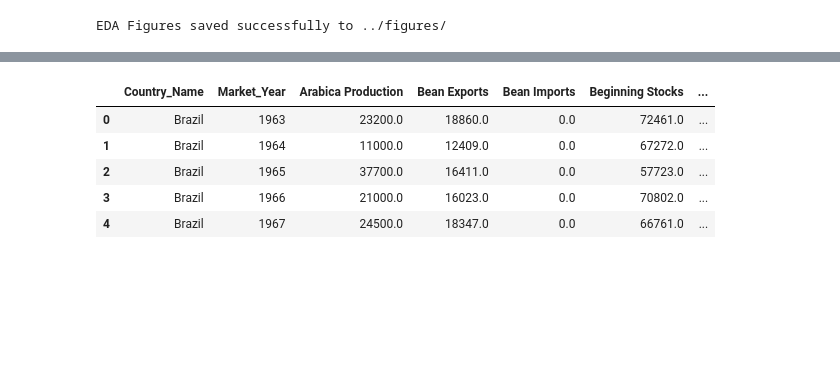
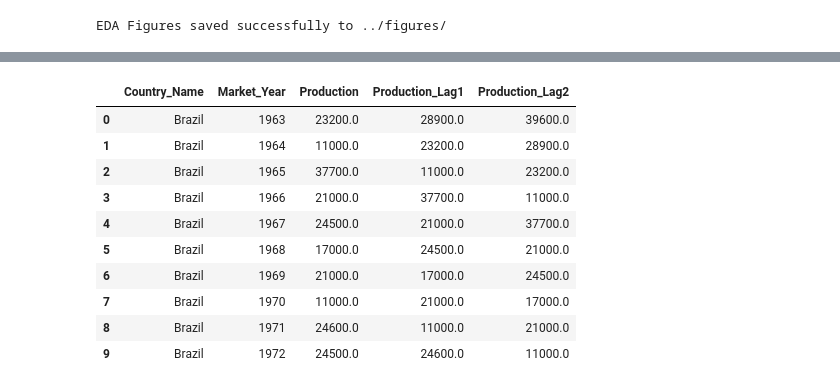
Before and after one commit to return2faye/coffee_or_tea, a Jupyter notebook: src/coffee_production_pipeline.ipynb, the cells around one changed output, grey strips where cells are left out. Cells and saved outputs as stored; diff of their text form; code cells hidden in the pictures; blank space fills up the shorter version.

```diff
--- a/src/coffee_production_pipeline.ipynb
+++ b/src/coffee_production_pipeline.ipynb
@@ -234,75 +234,62 @@ print("EDA Figures saved successfully to ../figures/")
 EDA Figures saved successfully to ../figures/
 # %%
 # ==========================================
-# 5. Feature Engineering (Methods Section)
+# 5. Feature Engineering (Cell A: Fix Logic)
 # ==========================================
+# Input: df_top5 (processed dataframe filtered to top 5 countries from Cell 3)
+# Output: df_processed (clean dataframe with lag features, NaN rows dropped)
 
 print("--- Starting Feature Engineering ---")
-# Create a copy to avoid SettingWithCopy warnings
-df_eng = df_top5.copy()
+
+# Start from the processed dataframe (top 5 countries)
+df_processed = df_top5.copy()
 
 # 5.1 Domain Knowledge Feature: Stock-to-Use Ratio (STU)
 # Logic: (Ending Stocks) / (Domestic Consumption + Exports)
 # This measures supply tightness. Low STU -> High Price -> Higher Future Production.
 # Note: We calculate it for year 't', but we MUST lag it later to predict 't+1'.
-df_eng['Total_Use'] = df_eng['Domestic Consumption'] + df_eng['Exports']
+df_processed['Total_Use'] = df_processed['Domestic Consumption'] + df_processed['Exports']
 # Handle division by zero
-df_eng['STU_Ratio'] = df_eng.apply(
+df_processed['STU_Ratio'] = df_processed.apply(
     lambda row: row['Ending Stocks'] / row['Total_Use'] if row['Total_Use'] > 0 else 0,
     axis=1
 )
 
 print("Created Domain Feature: Stock-to-Use (STU) Ratio")
 
-# 5.2 Lag Feature Generation (The Critical Fix for Time Series)
-# Rubric: "Describe data preprocessing... considerations went into each step"
-# Explanation: We cannot use Year t's Stocks to predict Year t's Production (Leakage).
+# 5.2 Lag Feature Generation (CRITICAL: Per-Country Lagging)
+# Explanation: We cannot use Year t's data to predict Year t's Production (Leakage).
 # We must use Year t-1, t-2, t-3 data to predict Year t.
+# IMPORTANT: Lags must be calculated strictly per country using groupby().shift()
+# This ensures Brazil's past predicts Brazil's future, not Vietnam's.
 
-target = 'Production'
-# Features we want to use as predictors (History of...)
 features_to_lag = ['Production', 'Domestic Consumption', 'Exports', 'Imports', 'Ending Stocks', 'STU_Ratio']
-lags = [1, 2, 3] # Using history from 1, 2, and 3 years ago
+lags = [1, 2, 3]  # Using history from 1, 2, and 3 years ago
 
 print(f"Generating Lag Features for: {features_to_lag}")
+print("Using groupby('Country_Name') to ensure lags are calculated per country...")
 
-for country in df_eng['Country_Name'].unique():
-    # We must group by country so lags don't spill over from Brazil to Vietnam
-    country_idx = df_eng['Country_Name'] == country
+# Calculate lags per country using groupby().shift() - prevents cross-country leakage
+for feature in features_to_lag:
+    for lag in lags:
+        col_name = f"{feature}_Lag{lag}"
+        # CRITICAL: Use groupby to shift within each country's timeline
+        df_processed[col_name] = df_processed.groupby('Country_Name')[feature].shift(lag)
 
-    for feature in features_to_lag:
-        for lag in lags:
-            col_name = f"{feature}_Lag{lag}"
-            # Shift the data downwards
-            df_eng.loc[country_idx, col_name] = df_eng.loc[country_idx, feature].shift(lag)
-
-# 5.3 Handling Missing Values (Lecture 18/19)
+# 5.3 Handling Missing Values
 # Lagging creates NaNs in the first few years (e.g., 1960 has no 1959 data).
 # Since we have data from 1960-2024, dropping the first 3 years is statistically safer than imputation.
-before_drop = df_eng.shape[0]
-df_final = df_eng.dropna().reset_index(drop=True)
-dropped_rows = before_drop - df_final.shape[0]
+before_drop = df_processed.shape[0]
+df_processed = df_processed.dropna().reset_index(drop=True)
+dropped_rows = before_drop - df_processed.shape[0]
 
 print(f"\nDropped {dropped_rows} rows due to Lag creation (first 3 years of each country).")
-print(f"Final Processed Data Shape: {df_final.shape}")
+print(f"Final Processed Data Shape: {df_processed.shape}")
+print(f"Year Range: {df_processed['Market_Year'].min()} - {df_processed['Market_Year'].max()}")
 
-# 5.4 Define Predictors (X) and Target (y)
-# CRITICAL: We only use columns with '_Lag' in their name for X.
-# This guarantees no data leakage.
-feature_cols = [c for c in df_final.columns if '_Lag' in c]
-X = df_final[feature_cols]
-y = df_final[target]
-groups = df_final['Country_Name'] # Useful if we want to do GroupKFold later
-
-print(f"\nPredictor Features (X): {len(feature_cols)} features")
-print(feature_cols[:5], "...") # Show first 5 features
-
-# Check for leakage: Ensure no current-year columns are in X
-assert 'Production' not in X.columns
-assert 'STU_Ratio' not in X.columns
-print("Data Leakage Check: PASSED")
-
-df_final.head()
+# Display sample of processed data
+print("\nSample of processed data:")
+display(df_processed[['Country_Name', 'Market_Year', 'Production', 'Production_Lag1', 'Production_Lag2']].head(10))
 # %% [output]
 --- Starting Feature Engineering ---
 Created Domain Feature: Stock-to-Use (STU) Ratio
@@ -317,6 +304,11 @@ Data Leakage Check: PASSED
-|  | Country_Name | Market_Year | Arabica Production | Bean Exports | Bean Imports | Beginning Stocks | ... |
-| 0 | Brazil | 1963 | 23200.0 | 18860.0 | 0.0 | 72461.0 | ... |
-| 1 | Brazil | 1964 | 11000.0 | 12409.0 | 0.0 | 67272.0 | ... |
-| 2 | Brazil | 1965 | 37700.0 | 16411.0 | 0.0 | 57723.0 | ... |
-| 3 | Brazil | 1966 | 21000.0 | 16023.0 | 0.0 | 70802.0 | ... |
-| 4 | Brazil | 1967 | 24500.0 | 18347.0 | 0.0 | 66761.0 | ... |
+|  | Country_Name | Market_Year | Production | Production_Lag1 | Production_Lag2 |
+| 0 | Brazil | 1963 | 23200.0 | 28900.0 | 39600.0 |
+| 1 | Brazil | 1964 | 11000.0 | 23200.0 | 28900.0 |
+| 2 | Brazil | 1965 | 37700.0 | 11000.0 | 23200.0 |
+| 3 | Brazil | 1966 | 21000.0 | 37700.0 | 11000.0 |
+| 4 | Brazil | 1967 | 24500.0 | 21000.0 | 37700.0 |
+| 5 | Brazil | 1968 | 17000.0 | 24500.0 | 21000.0 |
+| 6 | Brazil | 1969 | 21000.0 | 17000.0 | 24500.0 |
+| 7 | Brazil | 1970 | 11000.0 | 21000.0 | 17000.0 |
+| 8 | Brazil | 1971 | 24600.0 | 11000.0 | 21000.0 |
+| 9 | Brazil | 1972 | 24500.0 | 24600.0 | 11000.0 |
```
Also changed, not shown: parts of 5 cells of this notebook, 7 other files.
